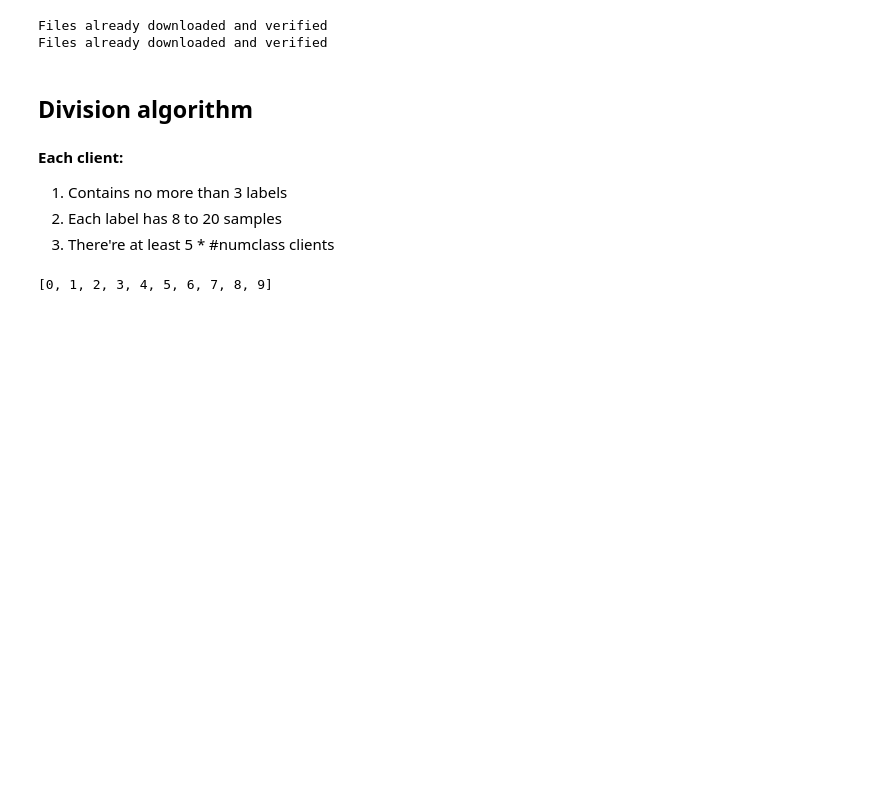
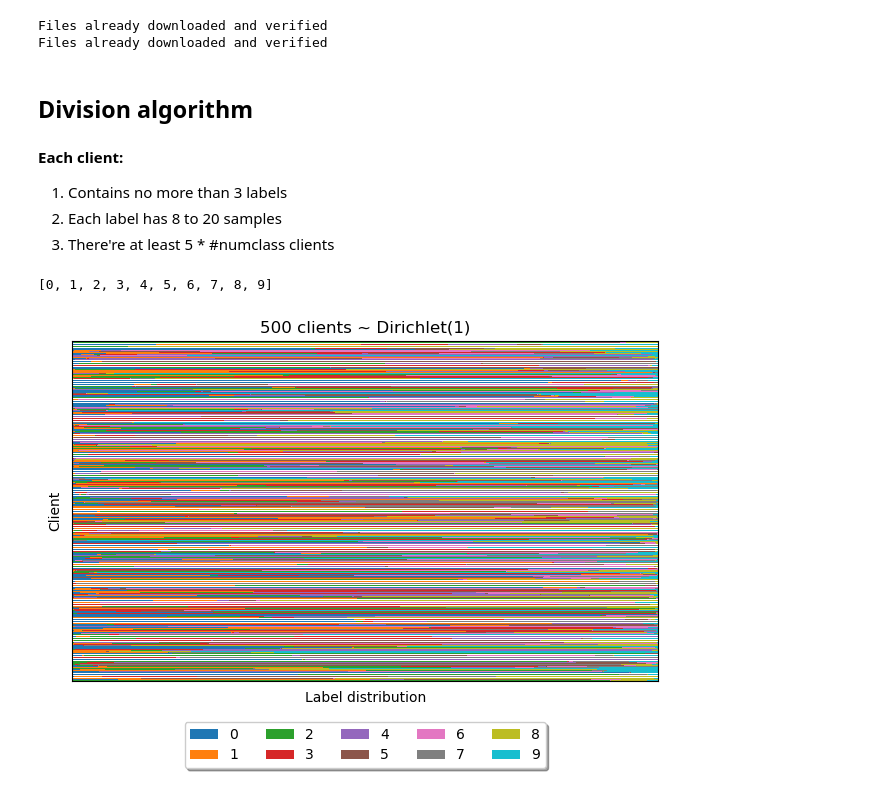
Before and after one commit to AIoT-Lab-BKAI/Hung-NN-verifiedFL, a Jupyter notebook: jsons/gendata.ipynb, the cells around one changed output. Cells and saved outputs as stored; diff of their text form; code cells hidden in the pictures; blank space fills up the shorter version.

```diff
--- a/jsons/gendata.ipynb
+++ b/jsons/gendata.ipynb
@@ -80,12 +76,12 @@ import math
 total_labels = np.unique(training_data.targets).tolist()
 print(total_labels)
 
-alpha = 0.5
+alpha = 1
 
 min_sample_per_client = 15
 max_sample_per_client = 60
 
-num_clients = 20
+num_clients = 500
 
 total_label = len(total_labels)
 label_list = [i for i in total_labels]
@@ -146,3 +142,22 @@ json.dump(testing_dict_client, open(f"{savepath}/test.json", "w"), cls=NumpyEnco
 np.savetxt(f"{savepath}/stats.csv", label_nums, fmt="%d", delimiter=",")
 # %% [output]
 [0, 1, 2, 3, 4, 5, 6, 7, 8, 9]
+# %%
+import pandas as pd
+import matplotlib.pyplot as plt
+
+df = pd.DataFrame(label_dist)
+# df.index = [f"Client {i}" for i in range(5)]
+ax = df.plot(kind='barh', stacked=True, width=0.8)
+ax.set_title(f"{num_clients} clients ~ Dirichlet({alpha})")
+ax.legend(loc='upper center', bbox_to_anchor=(0.5, -0.1),
+          ncol=5, fancybox=True, shadow=True)
+ax.set_xticks([])
+ax.set_yticks([])
+ax.set_ylabel("Client")
+ax.set_xlabel("Label distribution")
+
+plt.tight_layout()
+plt.savefig(f"{savepath}/distribution.png")
+# %% [output]
+[figure, added]
```
Also changed, not shown: parts of 1 cell of this notebook, 17 other files.
